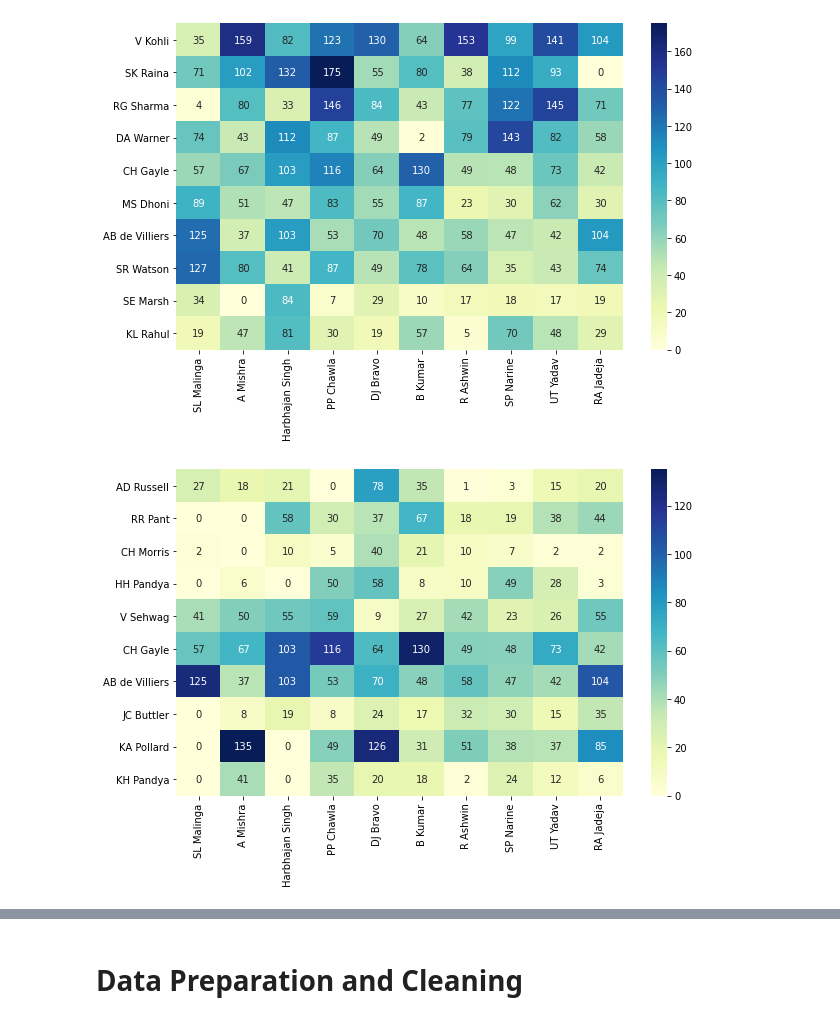
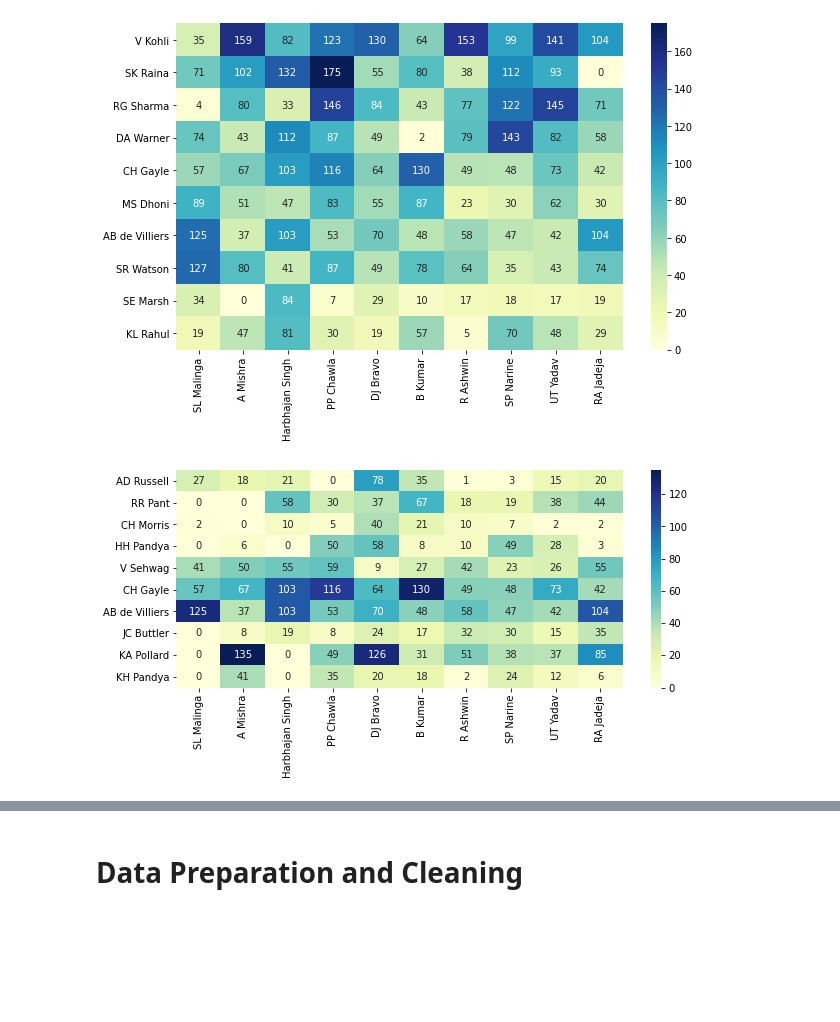
Before and after one commit to Utkarsh736/IPL_Data_Analysis, a Jupyter notebook: Template.ipynb, the cells around one changed output, grey strips where cells are left out. Saved outputs shown, nothing was run; the diff lists cells and outputs as text; code cells hidden in the pictures; blank space fills up the shorter version.

```diff
--- a/Template.ipynb
+++ b/Template.ipynb
@@ -152,7 +164,7 @@ C_Gayle.runs_against_bowler('SL Malinga')
 # Function to get dataframe of runs scored by batsman against bowler
 # Change the function name and variable
 
-def func(list1, list2):
+def bat_against_bowl(list1, list2):
     arr_temp1 = []
     arr_temp2 = []
 
@@ -184,5 +196,5 @@ data_viz = func(batsman_list, bowler_list)
 # %%
-data_viz2 = func(batsman_list2, bowler_list)
+data_viz2 = bat_against_bowl(batsman_list2, bowler_list)
 # %% [markdown]
 # Data for batsman against different bowling skill
    Total number of runs scored by batsman against various styles of bowling
@@ -945,10 +982,10 @@ heat_map = sns.heatmap(data_viz, cmap="YlGnBu", annot=True, fmt='d')
 # %% [output]
 [figure]
 # %%
-heat_map2 = plt.subplots(figsize=(10,6))
+heat_map2 = plt.subplots(figsize=(10,4))
 heat_map2 = sns.heatmap(data_viz2, cmap="YlGnBu", annot=True, fmt='d')
 # %% [output]
-[figure, old version]
+[figure, new version]
 # %%
 runs_against_skill = plt.subplots(figsize=(10,6))
 runs_against_skill = sns.heatmap(runs_against_skill_df, cmap="YlGnBu", annot=True, fmt='d')
```
Also changed, not shown: parts of 13 cells of this notebook, 2 other files.
